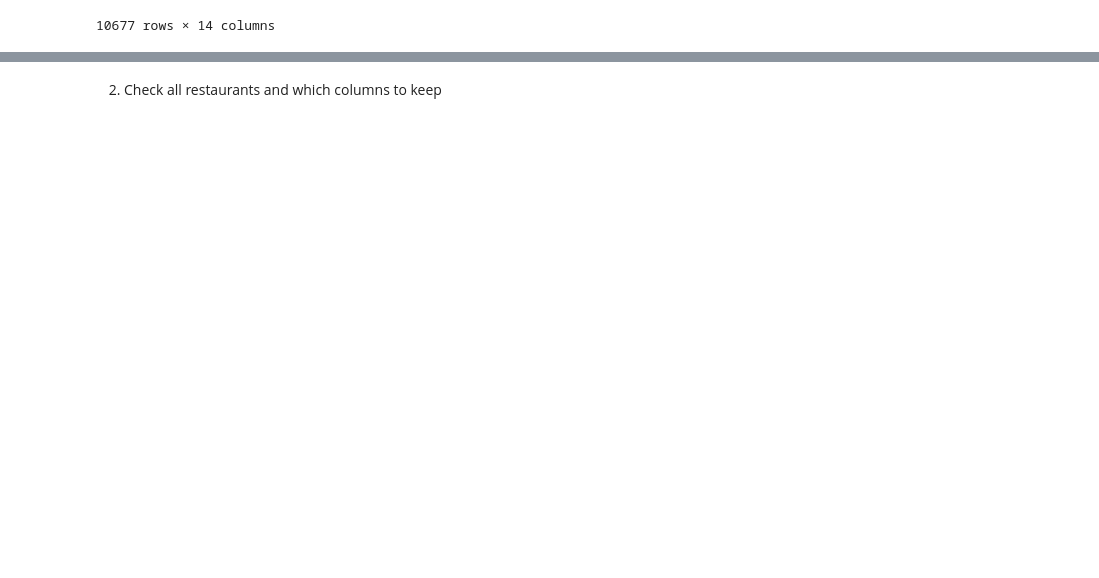
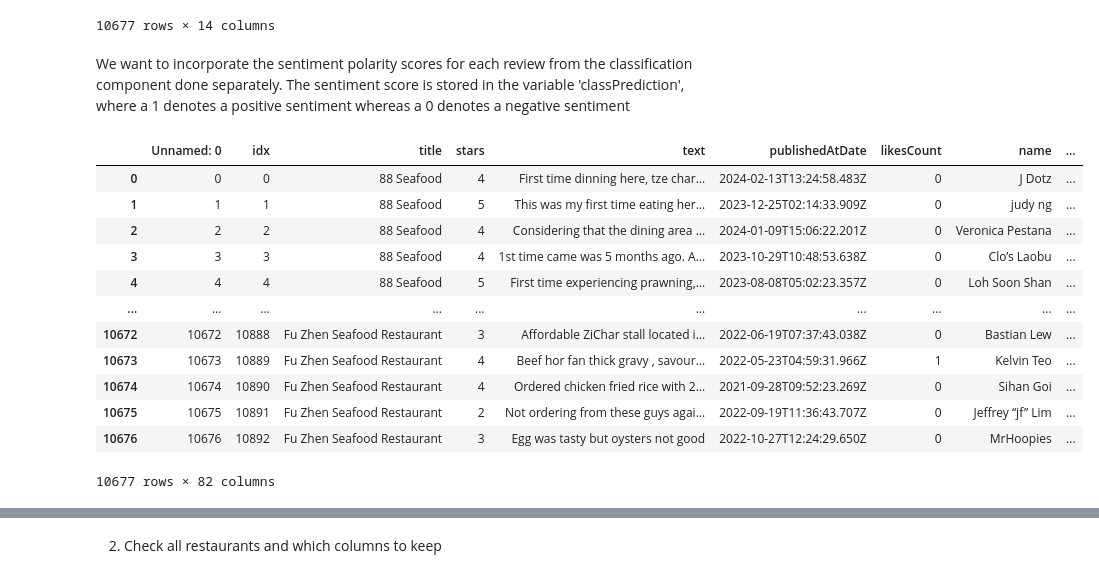
Before and after one commit to Sherwinnn/CZ4034-IR-Group, a Jupyter notebook: indexing_querying/documents_to_index.ipynb, the cells around one changed output, grey strips where cells are left out. Drawn from its saved outputs; the diff is of its cells as text; code cells hidden in the pictures; blank space fills up the shorter version.

```diff
--- a/indexing_querying/documents_to_index.ipynb
+++ b/indexing_querying/documents_to_index.ipynb
@@ -63,3 +63,22 @@ reviews
 | 10675 | Fu Zhen Seafood Restaurant | 2 | Not ordering from these guys agai... | 2022-09-19T11:36:43.707Z | 0 | Jeffrey “jf” Lim | 78.0 | True | ... |
 | 10676 | Fu Zhen Seafood Restaurant | 3 | Egg was tasty but oysters not good | 2022-10-27T12:24:29.650Z | 0 | MrHoopies | 145.0 | True | ... |
 10677 rows × 14 columns
+# %% [markdown]
+We want to incorporate the sentiment polarity scores for each review from the classification component done separately. The sentiment score is stored in the variable 'classPrediction', where a 1 denotes a positive sentiment whereas a 0 denotes a negative sentiment
+# %%
+senti = pd.read_csv('all_reviews_with_pred.csv')
+senti
+# %% [output]
+|  | Unnamed: 0 | idx | title | stars | text | publishedAtDate | likesCount | name | ... |
+| 0 | 0 | 0 | 88 Seafood | 4 | First time dinning here, tze char... | 2024-02-13T13:24:58.483Z | 0 | J Dotz | ... |
+| 1 | 1 | 1 | 88 Seafood | 5 | This was my first time eating her... | 2023-12-25T02:14:33.909Z | 0 | judy ng | ... |
+| 2 | 2 | 2 | 88 Seafood | 4 | Considering that the dining area ... | 2024-01-09T15:06:22.201Z | 0 | Veronica Pestana | ... |
+| 3 | 3 | 3 | 88 Seafood | 4 | 1st time came was 5 months ago. A... | 2023-10-29T10:48:53.638Z | 0 | Clo’s Laobu | ... |
+| 4 | 4 | 4 | 88 Seafood | 5 | First time experiencing prawning,... | 2023-08-08T05:02:23.357Z | 0 | Loh Soon Shan | ... |
+| ... | ... | ... | ... | ... | ... | ... | ... | ... | ... |
+| 10672 | 10672 | 10888 | Fu Zhen Seafood Restaurant | 3 | Affordable ZiChar stall located i... | 2022-06-19T07:37:43.038Z | 0 | Bastian Lew | ... |
+| 10673 | 10673 | 10889 | Fu Zhen Seafood Restaurant | 4 | Beef hor fan thick gravy , savour... | 2022-05-23T04:59:31.966Z | 1 | Kelvin Teo | ... |
+| 10674 | 10674 | 10890 | Fu Zhen Seafood Restaurant | 4 | Ordered chicken fried rice with 2... | 2021-09-28T09:52:23.269Z | 0 | Sihan Goi | ... |
+| 10675 | 10675 | 10891 | Fu Zhen Seafood Restaurant | 2 | Not ordering from these guys agai... | 2022-09-19T11:36:43.707Z | 0 | Jeffrey “jf” Lim | ... |
+| 10676 | 10676 | 10892 | Fu Zhen Seafood Restaurant | 3 | Egg was tasty but oysters not good | 2022-10-27T12:24:29.650Z | 0 | MrHoopies | ... |
+10677 rows × 82 columns
```
Also changed, not shown: parts of 15 cells of this notebook, 2 other files.
